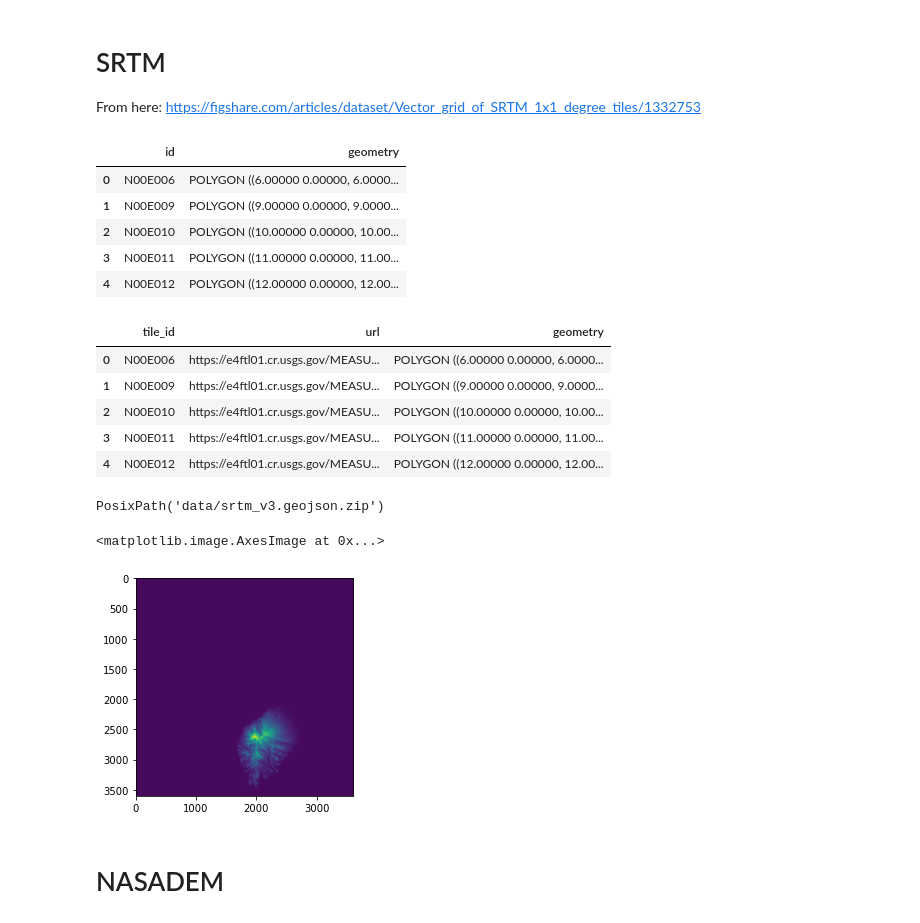
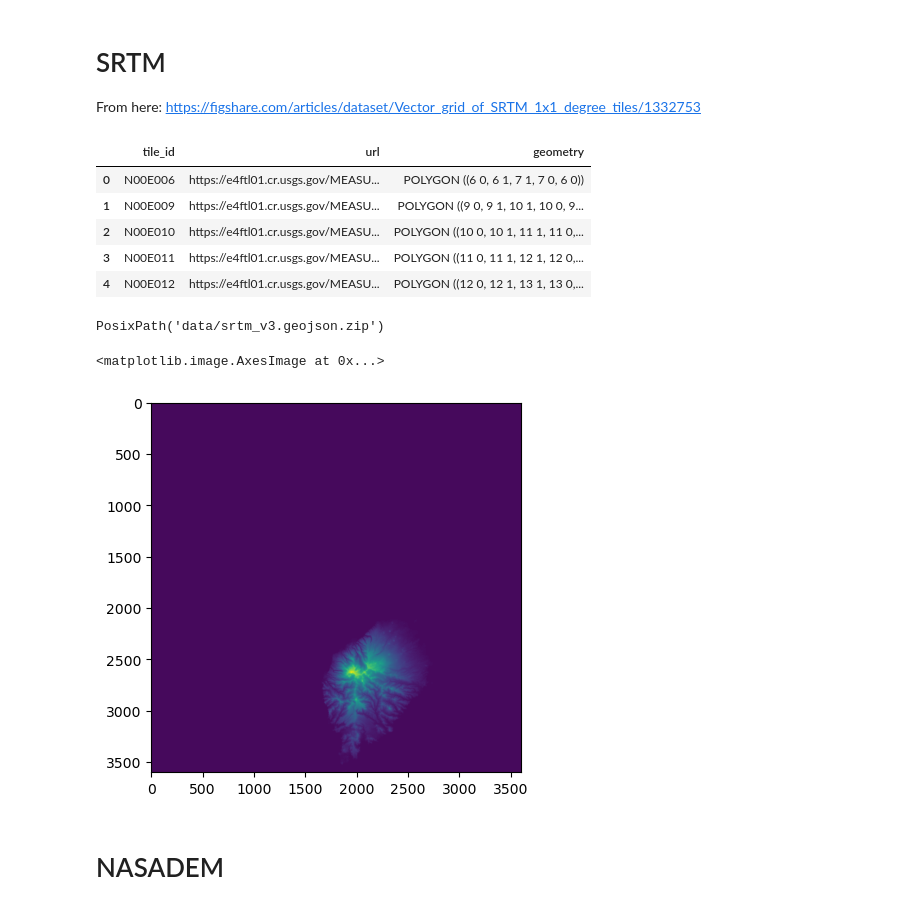
Before and after one commit to ACCESS-Cloud-Based-InSAR/dem-stitcher, a Jupyter notebook: notebooks/organize_tile_data/0_Format_and_Organize_Data.ipynb, the cells around one changed output. Drawn from its saved outputs; the diff is of its cells as text; code cells hidden in the pictures.

```diff
--- a/notebooks/organize_tile_data/0_Format_and_Organize_Data.ipynb
+++ b/notebooks/organize_tile_data/0_Format_and_Organize_Data.ipynb
@@ -23,16 +24,24 @@ DATA_PATH.mkdir(exist_ok=True)
 # SRTM
 
 From here: https://figshare.com/articles/dataset/Vector_grid_of_SRTM_1x1_degree_tiles/1332753
-# %%
-df_srtm_raw = gpd.read_file('https://ndownloader.figshare.com/files/1944795')
-df_srtm_raw.head()
-# %% [output]
-|  | id | geometry |
-| 0 | N00E006 | POLYGON ((6.00000 0.00000, 6.0000... |
-| 1 | N00E009 | POLYGON ((9.00000 0.00000, 9.0000... |
-| 2 | N00E010 | POLYGON ((10.00000 0.00000, 10.00... |
-| 3 | N00E011 | POLYGON ((11.00000 0.00000, 11.00... |
-| 4 | N00E012 | POLYGON ((12.00000 0.00000, 12.00... |
+# %%
+url = 'https://figshare.com/ndownloader/files/1944795'
+response = requests.get(url)
+response.raise_for_status()  # Check if the request was successful
+
+# Step 2: Create a temporary directory
+with tempfile.TemporaryDirectory() as tmpdir:
+    # Step 3: Extract the zip file to the temporary directory
+    with zipfile.ZipFile(io.BytesIO(response.content)) as z:
+        z.extractall(tmpdir)
+
+    # Step 4: Find the .shp file in the extracted files
+    shapefile_path = next(
+        Path(tmpdir) / f for f in Path(tmpdir).glob('*.shp')
+    )
+
+    # Step 5: Read the shapefile into a GeoDataFrame
+    df_srtm_raw = gpd.read_file(shapefile_path)
 # %%
 df_srtm = df_srtm_raw.copy()
 df_srtm.rename(columns={'id': 'tile_id'}, inplace=True)
@@ -42,11 +51,11 @@ df_srtm.url = df_srtm.url.map(lambda url: url.replace('http://', 'https://'))
 df_srtm.head()
 # %% [output]
 |  | tile_id | url | geometry |
-| 0 | N00E006 | https://e4ftl01.cr.usgs.gov/MEASU... | POLYGON ((6.00000 0.00000, 6.0000... |
-| 1 | N00E009 | https://e4ftl01.cr.usgs.gov/MEASU... | POLYGON ((9.00000 0.00000, 9.0000... |
-| 2 | N00E010 | https://e4ftl01.cr.usgs.gov/MEASU... | POLYGON ((10.00000 0.00000, 10.00... |
-| 3 | N00E011 | https://e4ftl01.cr.usgs.gov/MEASU... | POLYGON ((11.00000 0.00000, 11.00... |
-| 4 | N00E012 | https://e4ftl01.cr.usgs.gov/MEASU... | POLYGON ((12.00000 0.00000, 12.00... |
+| 0 | N00E006 | https://e4ftl01.cr.usgs.gov/MEASU... | POLYGON ((6 0, 6 1, 7 1, 7 0, 6 0)) |
+| 1 | N00E009 | https://e4ftl01.cr.usgs.gov/MEASU... | POLYGON ((9 0, 9 1, 10 1, 10 0, 9... |
+| 2 | N00E010 | https://e4ftl01.cr.usgs.gov/MEASU... | POLYGON ((10 0, 10 1, 11 1, 11 0,... |
+| 3 | N00E011 | https://e4ftl01.cr.usgs.gov/MEASU... | POLYGON ((11 0, 11 1, 12 1, 12 0,... |
+| 4 | N00E012 | https://e4ftl01.cr.usgs.gov/MEASU... | POLYGON ((12 0, 12 1, 13 1, 13 0,... |
 # %%
 to_geojson_gzip(df_srtm, DATA_PATH/'srtm_v3.geojson.zip')
 # %% [output]
@@ -56,10 +65,10 @@ urls = df_srtm.url.to_list()
 
 X, p = read_srtm(urls[0])
 # %%
-plt.imshow(X)
+plt.imshow(X[0, ...])
 # %% [output]
 <matplotlib.image.AxesImage at 0x...>
-[figure, old version]
+[figure, new version]
 # %% [markdown]
 # NASADEM
 # %%
```
Also changed, not shown: parts of 19 cells of this notebook, 5 other files.
